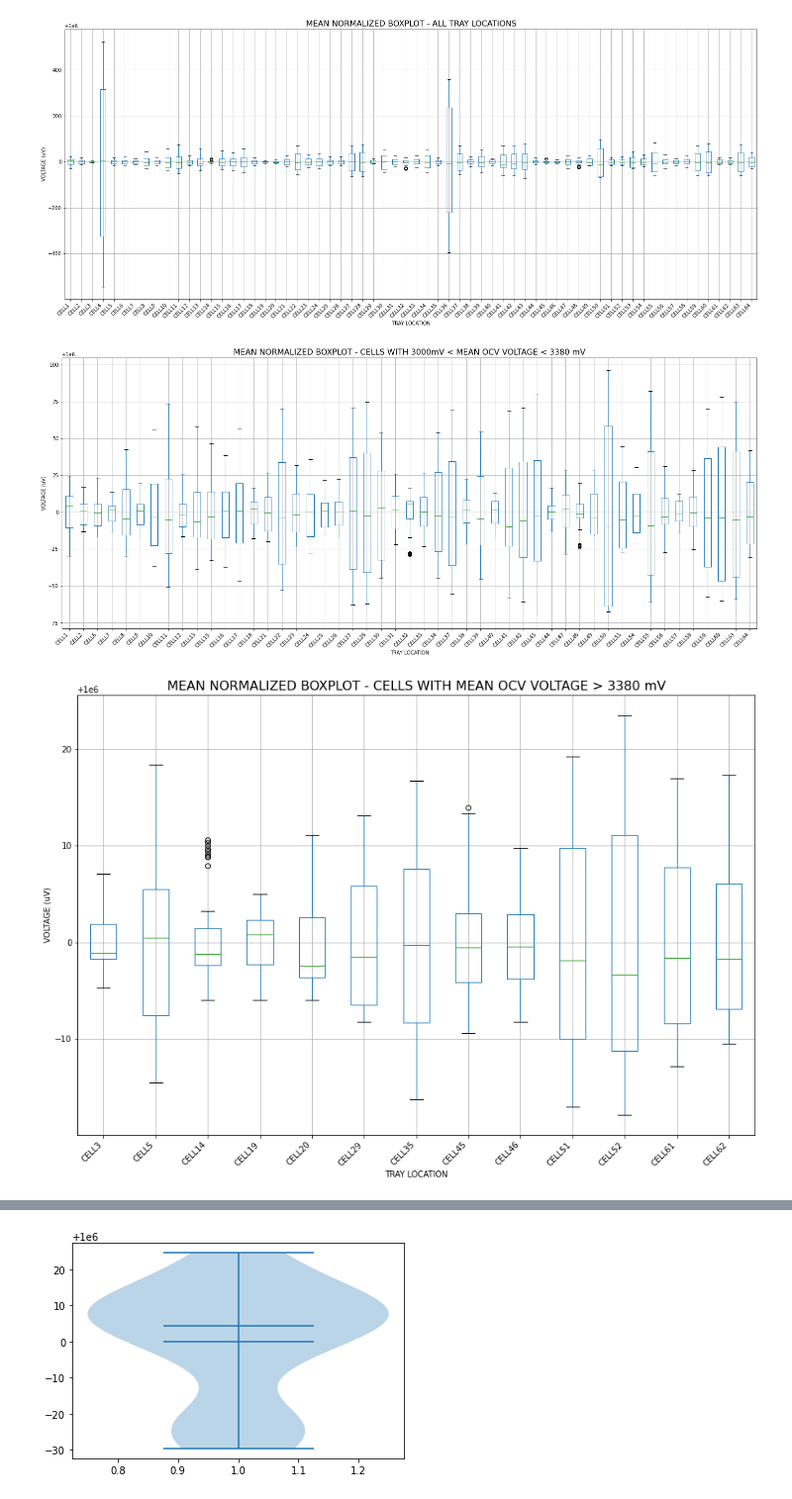
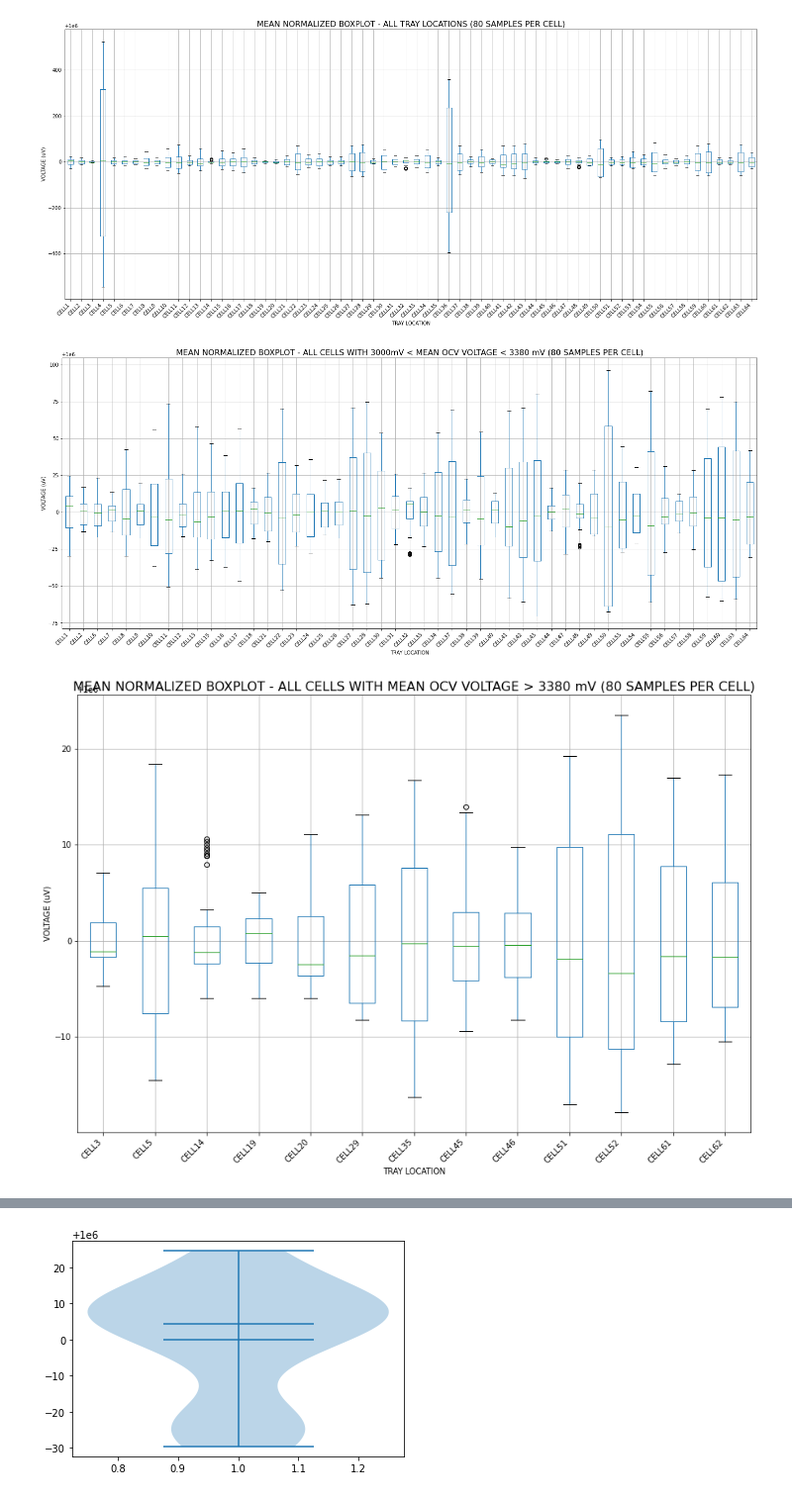
Before and after one commit to freq0ut/python-boxplot-charts, a Jupyter notebook: Kato_OCV_Grr_Plots.ipynb, the cells around one changed output, grey strips where cells are left out. Shown at 99% size. Drawn from its saved outputs; the diff is of its cells as text; code cells hidden in the pictures.

```diff
--- a/Kato_OCV_Grr_Plots.ipynb
+++ b/Kato_OCV_Grr_Plots.ipynb
@@ -4,14 +4,3 @@ import matplotlib.dates as mdates
 import numpy as np
 import pandas as pd
 import seaborn as sns
-# %%
-celldata = pd.read_csv('celldata.csv')
-
-# calculate mean of each column in data frame
-meanList = []
-for col in celldata.columns:
-    meanList.append(celldata[col].mean())
-
-# normalize by dividing every value in each column by the column's mean (mul by 1M to get uV scale)
-for i in range(0,len(celldata.columns)):
-    celldata.iloc[:,i] = celldata.iloc[:,i].div(meanList[i]).mul(1000000)
@@ -19,14 +90,14 @@ for i in range(0,len(celldata.columns)):
 # plt.boxplot([celldata.CELL1, celldata.CELL2, celldata.CELL3]);
 # %%
 boxplot = celldata.boxplot(figsize=(25,10))
-boxplot.set_title('MEAN NORMALIZED BOXPLOT - ALL TRAY LOCATIONS', size = 16)
+boxplot.set_title('MEAN NORMALIZED BOXPLOT - ALL TRAY LOCATIONS (80 SAMPLES PER CELL)', size = 16)
 boxplot.set_xlabel('TRAY LOCATION')
 boxplot.set_ylabel('VOLTAGE (uV)')
 boxplot.get_yaxis().get_major_formatter().set_scientific(False)
 boxplot.set_xticklabels(boxplot.get_xticklabels(), rotation=45, ha='right')
 boxplot.plot();
 # %% [output]
-[figure, old version]
+[figure, new version]
 # %%
 indexFilterList = []
 
@@ -35,27 +106,27 @@ for value in meanList:
         indexFilterList.append("CELL" + str(meanList.index(value)+1))
 
 boxplot = celldata.boxplot(column=indexFilterList, figsize=(25,10))
-boxplot.set_title('MEAN NORMALIZED BOXPLOT - CELLS WITH 3000mV < MEAN OCV VOLTAGE < 3380 mV', size = 16)
+boxplot.set_title('MEAN NORMALIZED BOXPLOT - ALL CELLS WITH 3000mV < MEAN OCV VOLTAGE < 3380 mV (80 SAMPLES PER CELL)', size = 16)
 boxplot.set_xlabel('TRAY LOCATION')
 boxplot.set_ylabel('VOLTAGE (uV)')
 boxplot.get_yaxis().get_major_formatter().set_scientific(False)
 boxplot.set_xticklabels(boxplot.get_xticklabels(), rotation=45, ha='right')
 boxplot.plot();
 # %% [output]
-[figure, old version]
+[figure, new version]
 # %%
 indexFilterList = []
 
 for value in meanList:
     if value > 3.38:
         indexFilterList.append("CELL" + str(meanList.index(value)+1))
 
 boxplot = celldata.boxplot(column=indexFilterList, figsize=(15,10))
-boxplot.set_title('MEAN NORMALIZED BOXPLOT - CELLS WITH MEAN OCV VOLTAGE > 3380 mV', size = 16)
+boxplot.set_title('MEAN NORMALIZED BOXPLOT - ALL CELLS WITH MEAN OCV VOLTAGE > 3380 mV (80 SAMPLES PER CELL)', size = 16)
 boxplot.set_xlabel('TRAY LOCATION')
 boxplot.set_ylabel('VOLTAGE (uV)')
 boxplot.get_yaxis().get_major_formatter().set_scientific(False)
 boxplot.set_xticklabels(boxplot.get_xticklabels(), rotation=45, ha='right')
 boxplot.plot();
 # %% [output]
-[figure, old version]
+[figure, new version]
```
Also changed, not shown: parts of 9 cells of this notebook.
